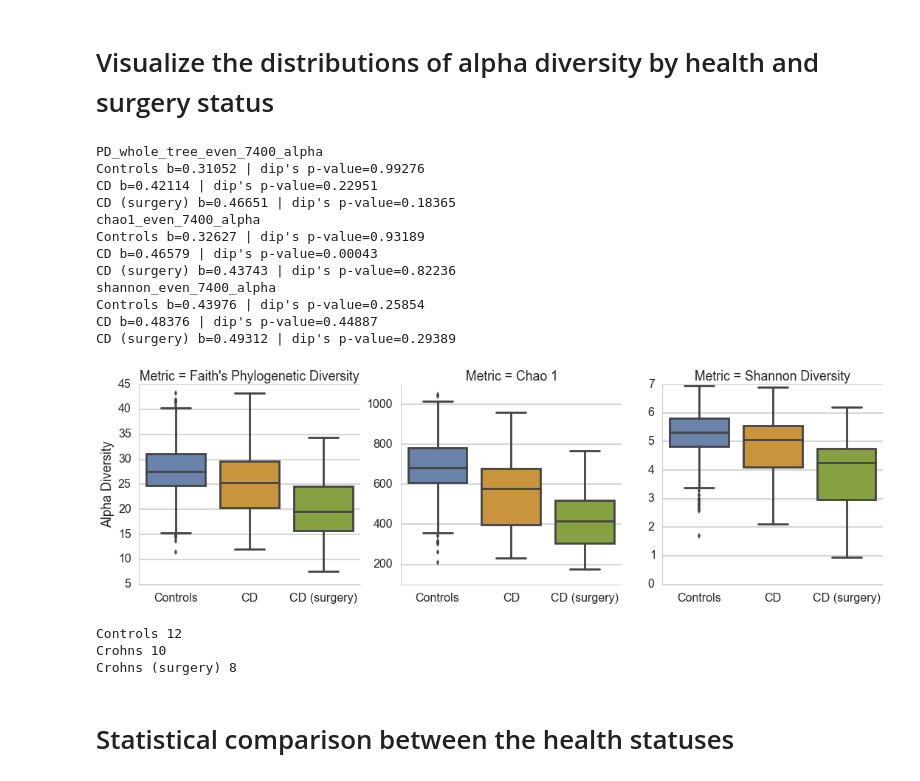
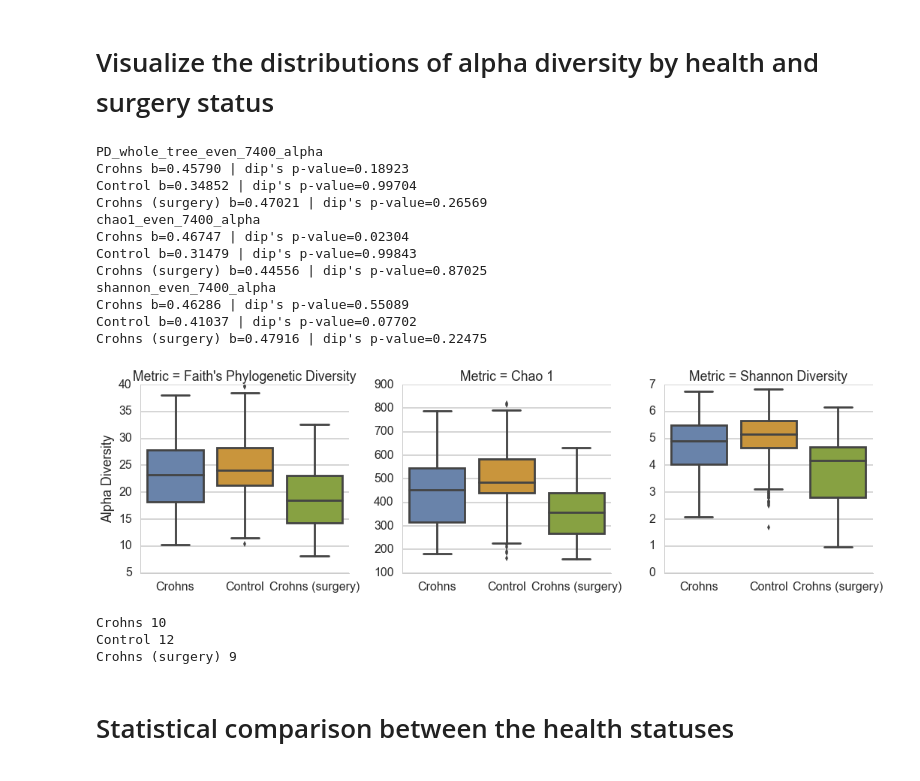
Before and after one commit to knightlab-analyses/longitudinal-ibd, a Jupyter notebook: 02-alpha-diversity.ipynb, the cells around one changed output. Cells and saved outputs as stored; diff of their text form; code cells hidden in the pictures.

```diff
--- a/02-alpha-diversity.ipynb
+++ b/02-alpha-diversity.ipynb
@@ -140,23 +143,21 @@ mf['SURGERY_AND_IBD'] = mf.apply(funk, axis=1, reduce=False)
 from os.path import join
 from diptest.diptest import diptest
 
-!mkdir -p analysis/alpha/distributions-by-surgery-and-ibd
-
-path = 'analysis/alpha/distributions-by-surgery-and-ibd'
+!mkdir -p analysis/alpha/distributions-by-ibd
 
 metrics = ['PD_whole_tree_even_7400_alpha',
            'shannon_even_7400_alpha',
            'chao1_even_7400_alpha']
 
-suribd = mf.IBD.unique()
+suribd = mf.ibd.unique()
 for metric in metrics:
-    bs = [sarles_bimodality_coefficient(mf[mf.IBD == a][metric]) for a in suribd]
-    ds = [diptest(mf[mf.IBD == a][metric].values)[1] for a in suribd]
+    bs = [sarles_bimodality_coefficient(mf[mf.ibd == a][metric]) for a in suribd]
+    ds = [diptest(mf[mf.ibd == a][metric].values)[1] for a in suribd]
     print metric
     print '\n'.join(["%s b=%.5f | dip's p-value=%.5f" % (a, b, d) for a, b, d in zip(suribd, bs, ds)])
 
-rep = {'IBD': {'Healthy Controls': 'Controls', 'Crohns': 'CD'}}
-sns.violinplot(x='IBD', y='PD_whole_tree_even_7400_alpha', data=mf.replace(rep), size=1)
+# rep = {'ibd': {'Crohns': 'CD'}}
+sns.violinplot(x='ibd', y='PD_whole_tree_even_7400_alpha', data=mf, size=1)
 plt.xlabel('')
 plt.ylabel("Faith's Phylogenetic Diversity")
 plt.title('Alpha-diversity Distributions')
@@ -177,49 +178,49 @@ Crohns b=0.45367 | dip's p-value=0.18126
 # %%
 from os.path import join
 from diptest.diptest import diptest
 
 !mkdir -p analysis/alpha/distributions-by-surgery-and-ibd
 
 path = 'analysis/alpha/distributions-by-surgery-and-ibd'
 metrics = ['PD_whole_tree_even_7400_alpha', 'chao1_even_7400_alpha', 'shannon_even_7400_alpha']
 
-suribd = mf.SURGERY_AND_IBD.unique()
+suribd = mf.surgery_and_ibd.unique()
 for metric in metrics:
-    bs = [sarles_bimodality_coefficient(mf[mf.SURGERY_AND_IBD == a][metric]) for a in suribd]
-    ds = [diptest(mf[mf.SURGERY_AND_IBD == a][metric].values)[1] for a in suribd]
+    bs = [sarles_bimodality_coefficient(mf[mf.surgery_and_ibd == a][metric]) for a in suribd]
+    ds = [diptest(mf[mf.surgery_and_ibd == a][metric].values)[1] for a in suribd]
     print metric
     print '\n'.join(["%s b=%.5f | dip's p-value=%.5f" % (a, b, d) for a, b, d in zip(suribd, bs, ds)])
 
-melt_mf = pd.melt(mf, id_vars=['IBD', 'SURGERY_AND_IBD'], var_name='Metric',
+melt_mf = pd.melt(mf, id_vars=['ibd', 'surgery_and_ibd'], var_name='Metric',
                   value_vars=metrics, value_name='Alpha Diversity')
 melt_mf.Metric.replace({'PD_whole_tree_even_7400_alpha': "Faith's Phylogenetic Diversity",
                         "shannon_even_7400_alpha": "Shannon Diversity",
                         "chao1_even_7400_alpha": "Chao 1"}, inplace=True)
-g = sns.factorplot(x='SURGERY_AND_IBD', y='Alpha Diversity', data=melt_mf,
+g = sns.factorplot(x='surgery_and_ibd', y='Alpha Diversity', data=melt_mf,
                    col='Metric', sharey=False, kind='box', size=5)
 g.set_xlabels('')
 g.savefig('analysis/alpha/distributions-by-surgery-and-ibd/figure2.pdf')
 # %% [output]
 PD_whole_tree_even_7400_alpha
-Controls b=0.31052 | dip's p-value=0.99276
-CD b=0.42114 | dip's p-value=0.22951
-CD (surgery) b=0.46651 | dip's p-value=0.18365
+Crohns b=0.45790 | dip's p-value=0.18923
+Control b=0.34852 | dip's p-value=0.99704
+Crohns (surgery) b=0.47021 | dip's p-value=0.26569
 chao1_even_7400_alpha
-Controls b=0.32627 | dip's p-value=0.93189
-CD b=0.46579 | dip's p-value=0.00043
-CD (surgery) b=0.43743 | dip's p-value=0.82236
+Crohns b=0.46747 | dip's p-value=0.02304
+Control b=0.31479 | dip's p-value=0.99843
+Crohns (surgery) b=0.44556 | dip's p-value=0.87025
 shannon_even_7400_alpha
-Controls b=0.43976 | dip's p-value=0.25854
-CD b=0.48376 | dip's p-value=0.44887
-CD (surgery) b=0.49312 | dip's p-value=0.29389
+Crohns b=0.46286 | dip's p-value=0.55089
+Control b=0.41037 | dip's p-value=0.07702
+Crohns (surgery) b=0.47916 | dip's p-value=0.22475
-[figure, old version]
+[figure, new version]
 # %%
-for cat in mf.SURGERY_AND_IBD.unique():
-    print cat, len(mf[mf.SURGERY_AND_IBD == cat].HOST_SUBJECT_ID.value_counts())
+for cat in mf.surgery_and_ibd.unique():
+    print cat, len(mf[mf.surgery_and_ibd == cat].host_subject_id.value_counts())
 # %% [output]
-Controls 12
 Crohns 10
-Crohns (surgery) 8
+Control 12
+Crohns (surgery) 9
 # %% [markdown]
 # Statistical comparison between the health statuses
 # %% [markdown]
```
Also changed, not shown: parts of 5 cells of this notebook.
